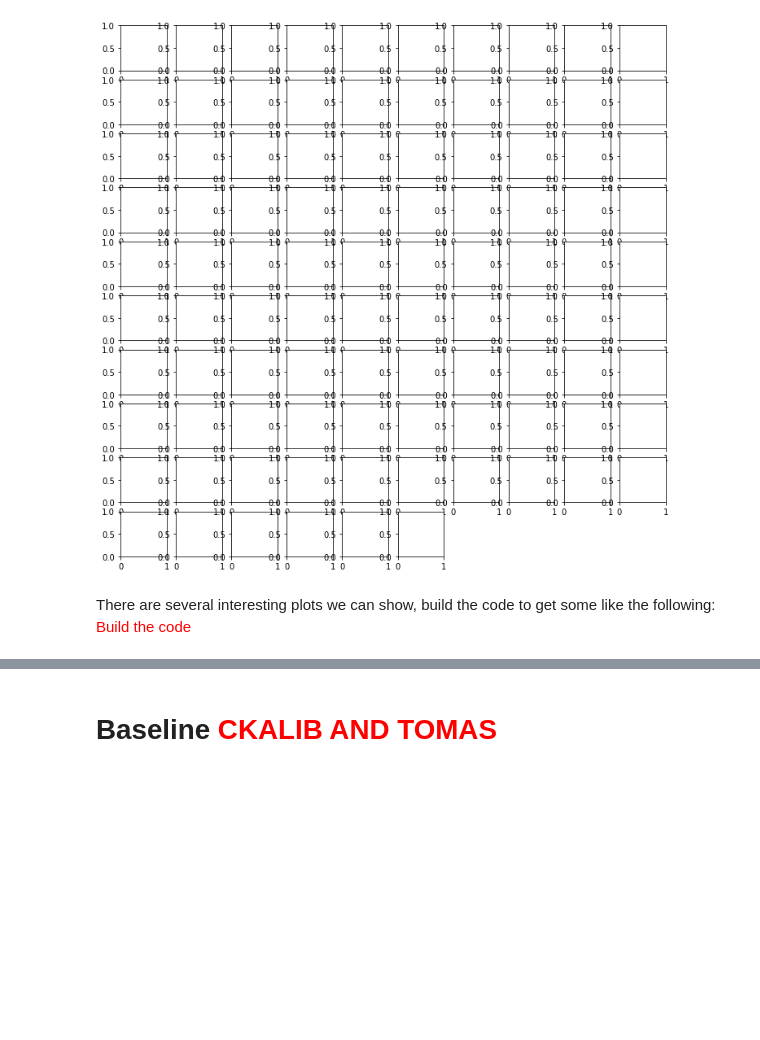
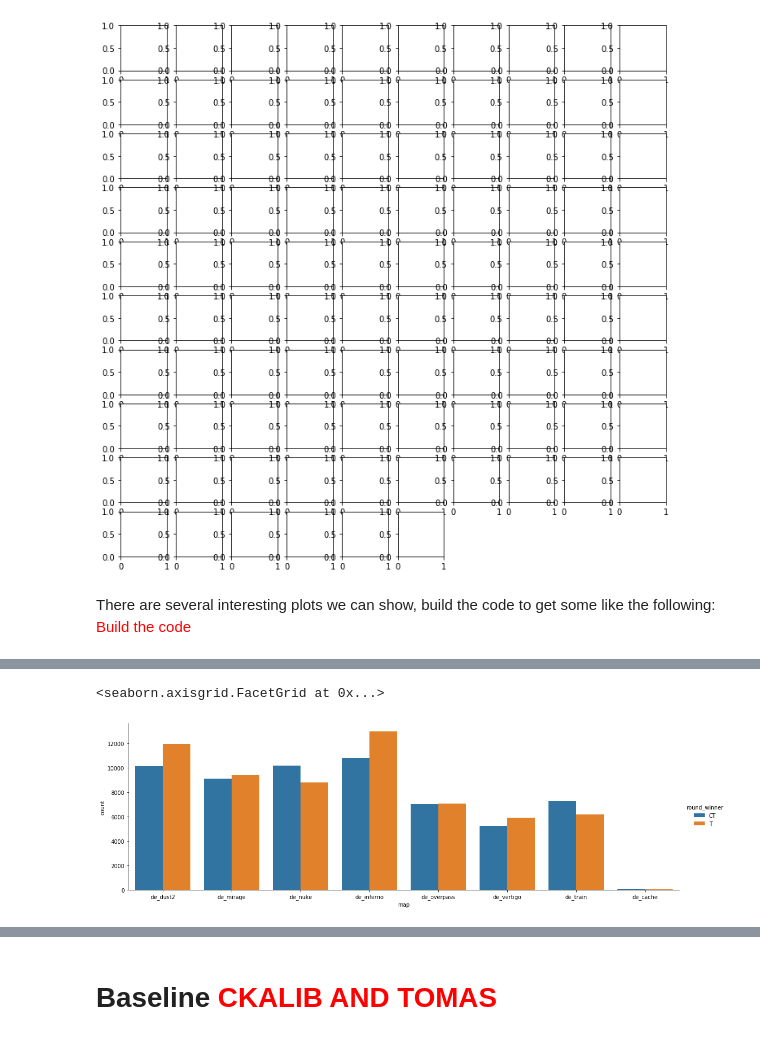
Before and after one commit to jacksomeone-92/ML2_Group_B, a Jupyter notebook: GroupB_CounterStrikeGO.ipynb, the cells around one changed output, grey strips where cells are left out. Saved outputs shown, nothing was run; the diff lists cells and outputs as text; code cells hidden in the pictures; blank space fills up the shorter version.

```diff
--- a/GroupB_CounterStrikeGO.ipynb
+++ b/GroupB_CounterStrikeGO.ipynb
@@ -238,0 +243,5 @@ There are several interesting plots we can show, build the code to get some like
+# %%
+sns.catplot(x="map", hue="round_winner", kind="count", data=data, height=5, aspect=3)
+# %% [output]
+<seaborn.axisgrid.FacetGrid at 0x...>
+[figure, added]
```
Also changed, not shown: parts of 8 cells of this notebook, 1 other file.
